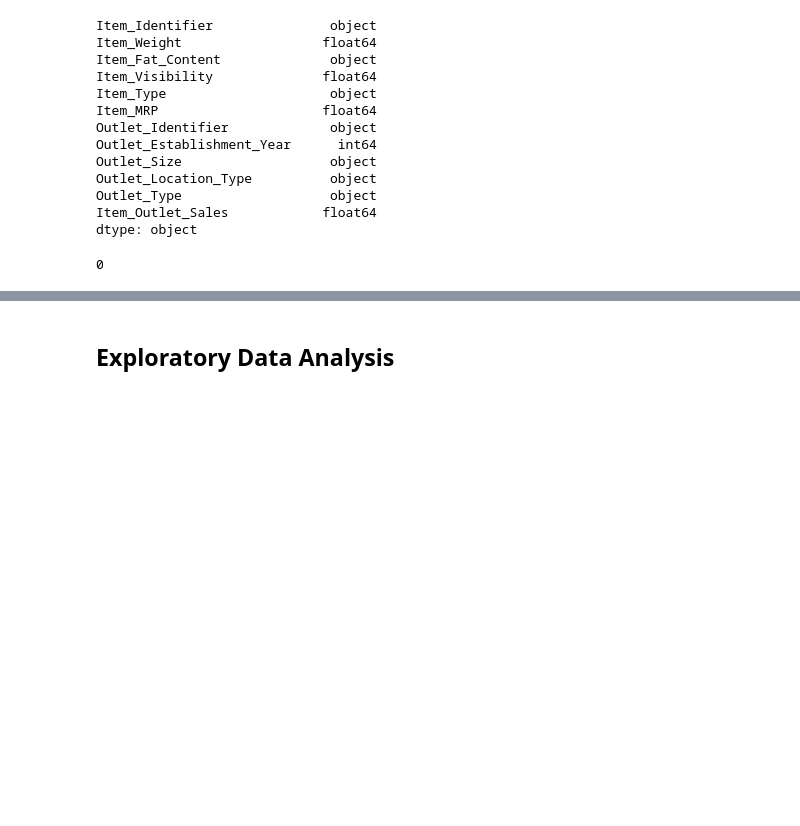
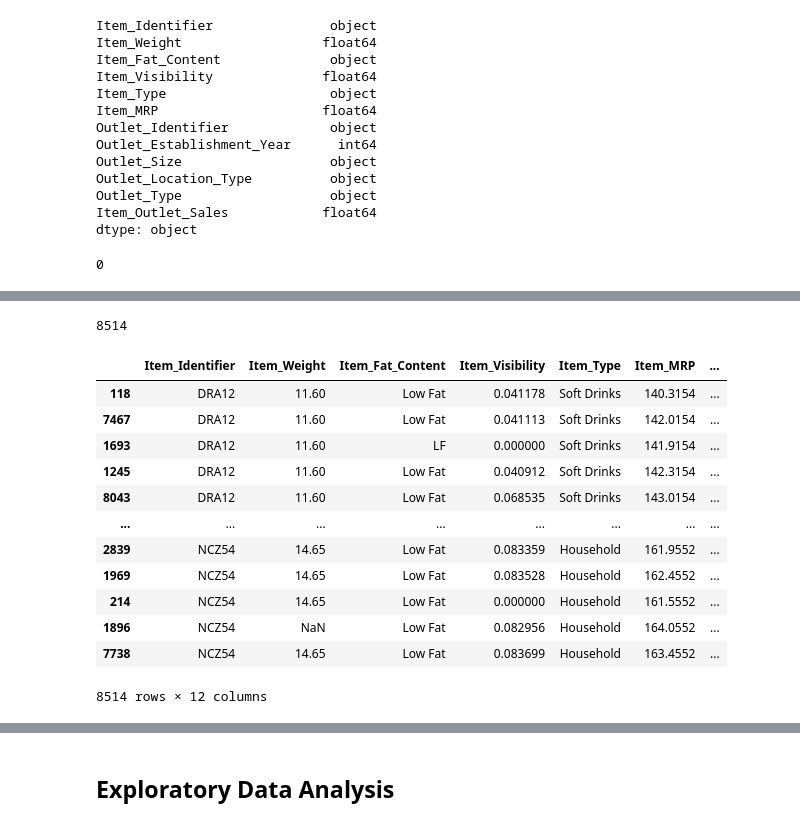
Before and after one commit to OMONa-E/Prediction-of-Product-Sales, a Jupyter notebook: Omona_Emmanuel_Prediction_of_Product_Sales.ipynb, the cells around one changed output, grey strips where cells are left out. Drawn from its saved outputs; the diff is of its cells as text; code cells hidden in the pictures; blank space fills up the shorter version.

```diff
--- a/Omona_Emmanuel_Prediction_of_Product_Sales.ipynb
+++ b/Omona_Emmanuel_Prediction_of_Product_Sales.ipynb
@@ -91,0 +111,24 @@ duplicates_row.sum()
+# %%
+# Filtering for Item_Identifier duplicates occurence
+duplicates_item_identifier = df_sales_pred.duplicated(subset=['Item_Identifier'], keep=False)
+
+duplicates_item_identifier.sum()
+# %% [output]
+8514
+# %%
+# Displaying duplicate occurence
+df_sales_pred[duplicates_item_identifier].sort_values('Item_Identifier')
+# %% [output]
+|  | Item_Identifier | Item_Weight | Item_Fat_Content | Item_Visibility | Item_Type | Item_MRP | ... |
+| 118 | DRA12 | 11.60 | Low Fat | 0.041178 | Soft Drinks | 140.3154 | ... |
+| 7467 | DRA12 | 11.60 | Low Fat | 0.041113 | Soft Drinks | 142.0154 | ... |
+| 1693 | DRA12 | 11.60 | LF | 0.000000 | Soft Drinks | 141.9154 | ... |
+| 1245 | DRA12 | 11.60 | Low Fat | 0.040912 | Soft Drinks | 142.3154 | ... |
+| 8043 | DRA12 | 11.60 | Low Fat | 0.068535 | Soft Drinks | 143.0154 | ... |
+| ... | ... | ... | ... | ... | ... | ... | ... |
+| 2839 | NCZ54 | 14.65 | Low Fat | 0.083359 | Household | 161.9552 | ... |
+| 1969 | NCZ54 | 14.65 | Low Fat | 0.083528 | Household | 162.4552 | ... |
+| 214 | NCZ54 | 14.65 | Low Fat | 0.000000 | Household | 161.5552 | ... |
+| 1896 | NCZ54 | NaN | Low Fat | 0.082956 | Household | 164.0552 | ... |
+| 7738 | NCZ54 | 14.65 | Low Fat | 0.083699 | Household | 163.4552 | ... |
+8514 rows × 12 columns
```
Also changed, not shown: parts of 18 cells of this notebook.
